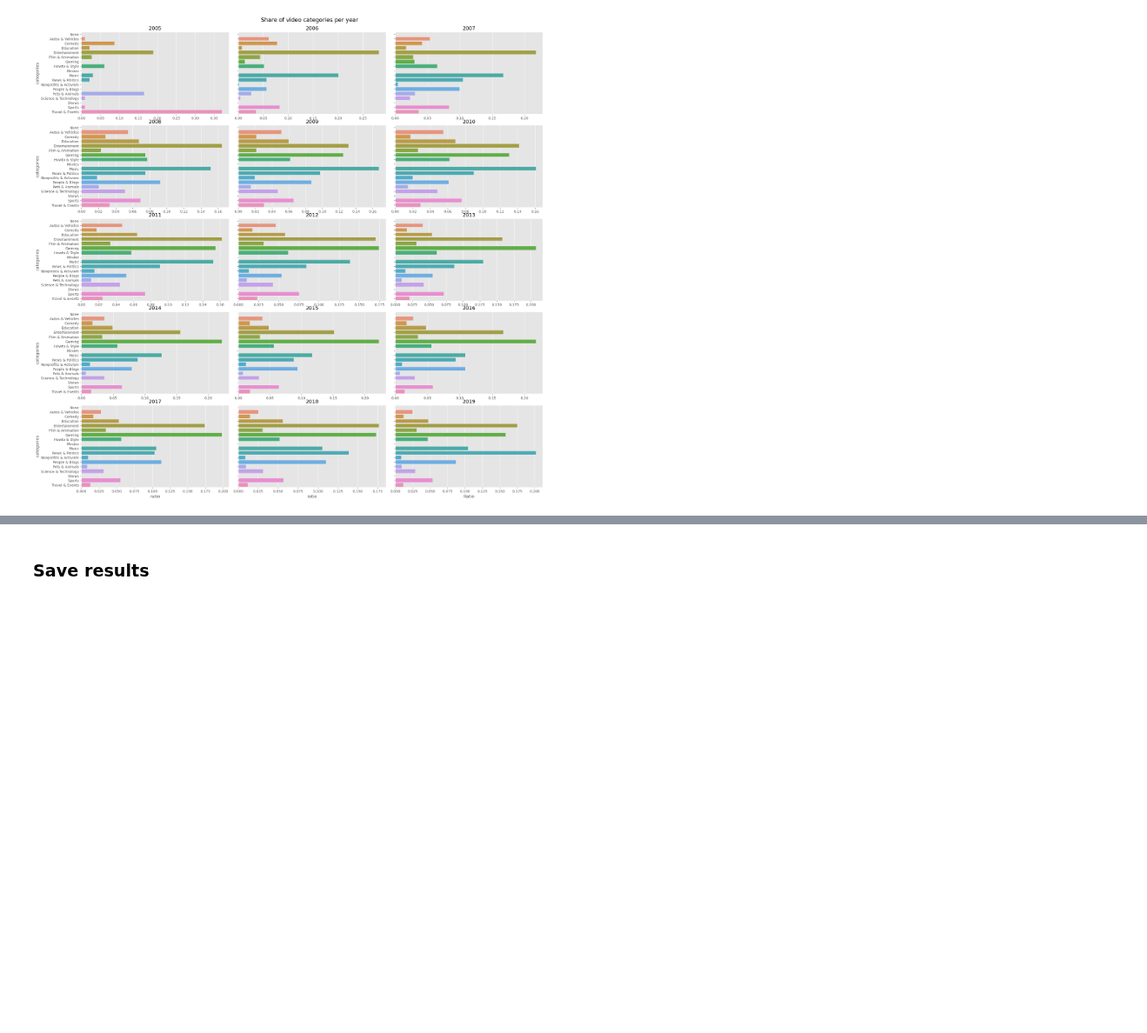
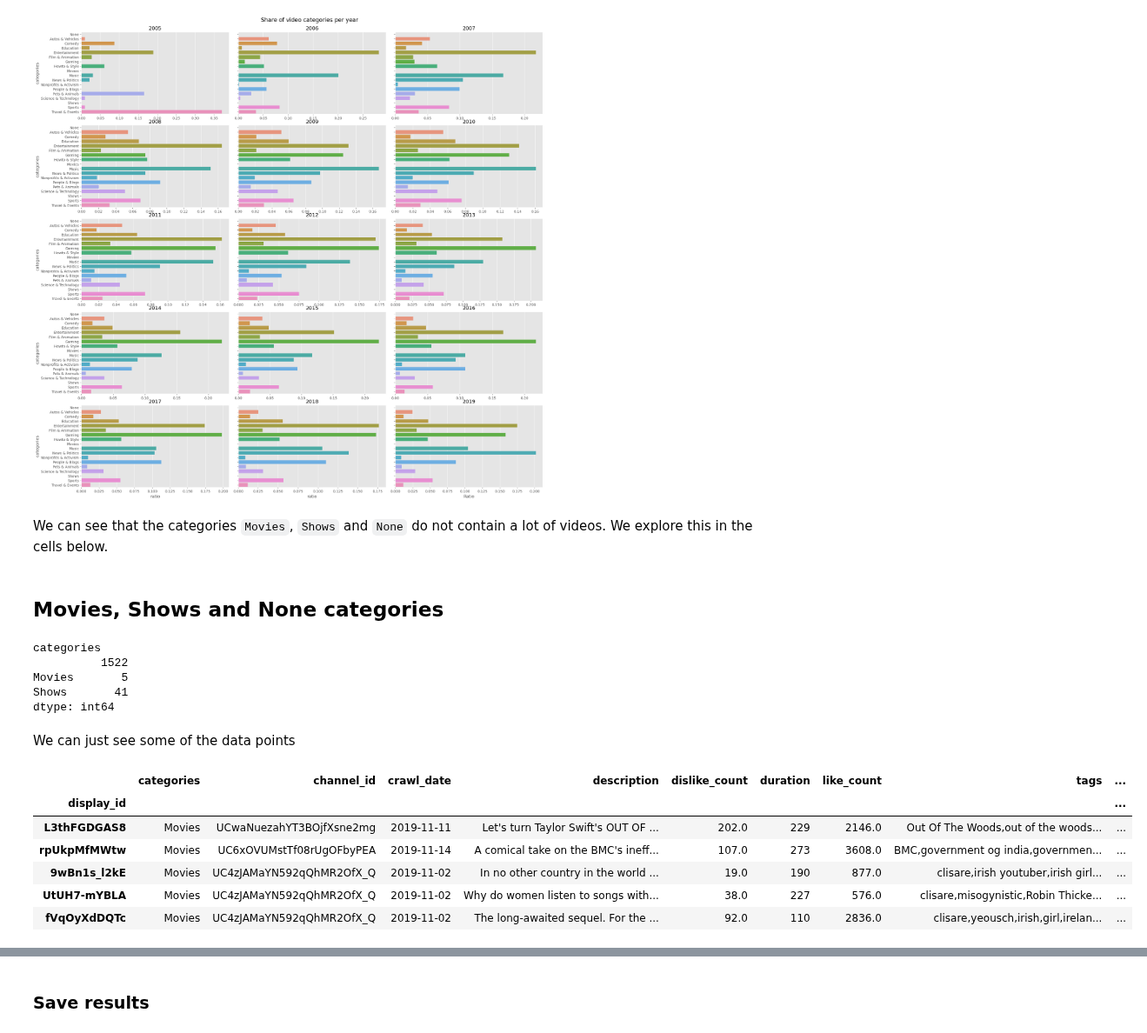
Before and after one commit to epfl-ada/ada-2022-project-fraisetagada, a Jupyter notebook: extract_videos.ipynb, the cells around one changed output, grey strips where cells are left out. Shown at 87% size. Cells and saved outputs as stored; diff of their text form; code cells hidden in the pictures; blank space fills up the shorter version.

```diff
--- a/extract_videos.ipynb
+++ b/extract_videos.ipynb
@@ -383,3 +415,30 @@ plt.xlabel("Ratio")
 plt.show()
 # %% [output]
 [figure]
+# %% [markdown]
+We can see that the categories `Movies`, `Shows` and `None` do not contain a lot of videos. We explore this in the cells below.
+# %% [markdown]
+## Movies, Shows and None categories
+# %%
+# Note that we used "None" previously to represent the "" category in the plots
+abnomral_cats: pd.DataFrame = psdf[psdf.categories.isin(["Movies", "Shows", ""])].to_pandas()
+# %%
+abnomral_cats.groupby("categories").size()
+# %% [output]
+categories
+          1522
+Movies       5
+Shows       41
+dtype: int64
+# %% [markdown]
+We can just see some of the data points
+# %%
+abnomral_cats[abnomral_cats.categories == "Movies"]
+# %% [output]
+|  | categories | channel_id | crawl_date | description | dislike_count | duration | like_count | tags | ... |
+| display_id |  |  |  |  |  |  |  |  | ... |
+| L3thFGDGAS8 | Movies | UCwaNuezahYT3BOjfXsne2mg | 2019-11-11 | Let's turn Taylor Swift's OUT OF ... | 202.0 | 229 | 2146.0 | Out Of The Woods,out of the woods... | ... |
+| rpUkpMfMWtw | Movies | UC6xOVUMstTf08rUgOFbyPEA | 2019-11-14 | A comical take on the BMC's ineff... | 107.0 | 273 | 3608.0 | BMC,government og india,governmen... | ... |
+| 9wBn1s_l2kE | Movies | UC4zJAMaYN592qQhMR2OfX_Q | 2019-11-02 | In no other country in the world ... | 19.0 | 190 | 877.0 | clisare,irish youtuber,irish girl... | ... |
+| UtUH7-mYBLA | Movies | UC4zJAMaYN592qQhMR2OfX_Q | 2019-11-02 | Why do women listen to songs with... | 38.0 | 227 | 576.0 | clisare,misogynistic,Robin Thicke... | ... |
+| fVqOyXdDQTc | Movies | UC4zJAMaYN592qQhMR2OfX_Q | 2019-11-02 | The long-awaited sequel. For the ... | 92.0 | 110 | 2836.0 | clisare,yeousch,irish,girl,irelan... | ... |
```
Also changed, not shown: parts of 38 cells of this notebook.
